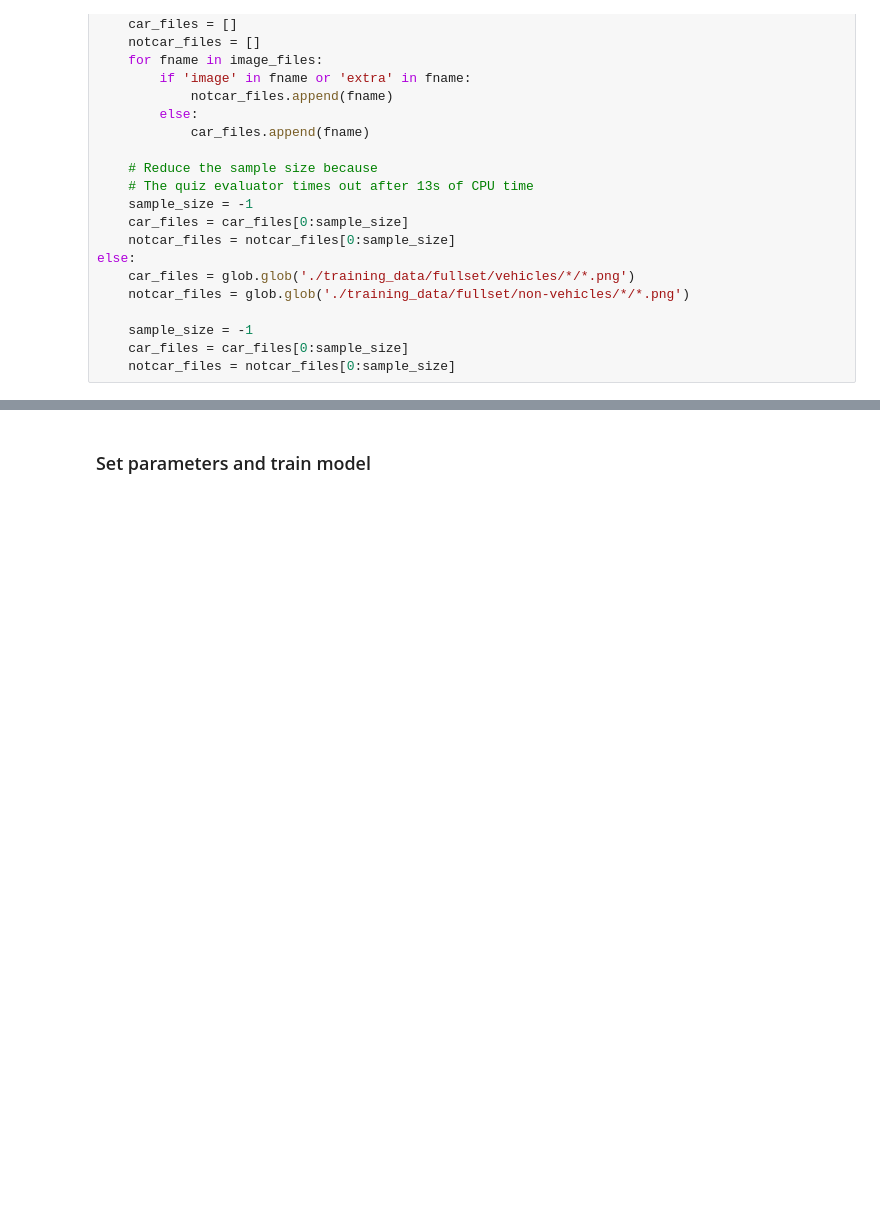
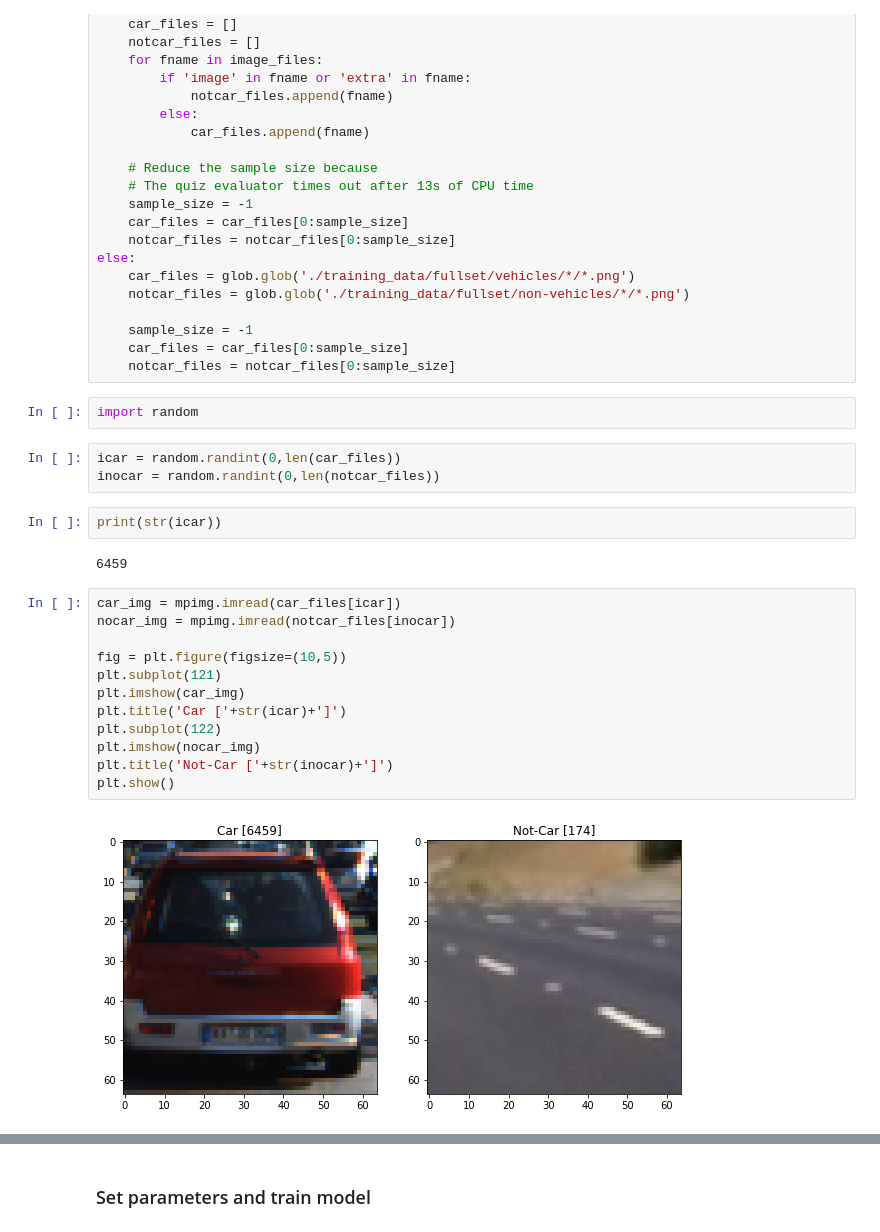
Before and after one commit to AeroGeekDean/CarND-Vehicle-Detection, a Jupyter notebook: P5-Scratchpad.ipynb, the cells around one changed output, grey strips where cells are left out. Saved outputs shown, nothing was run; the diff lists cells and outputs as text; blank space fills up the shorter version.

```diff
--- a/P5-Scratchpad.ipynb
+++ b/P5-Scratchpad.ipynb
@@ -44,3 +44,26 @@ else:
     sample_size = -1
     car_files = car_files[0:sample_size]
     notcar_files = notcar_files[0:sample_size]
+# %%
+import random
+# %%
+icar = random.randint(0,len(car_files))
+inocar = random.randint(0,len(notcar_files))
+# %%
+print(str(icar))
+# %% [output]
+6459
+# %%
+car_img = mpimg.imread(car_files[icar])
+nocar_img = mpimg.imread(notcar_files[inocar])
+
+fig = plt.figure(figsize=(10,5))
+plt.subplot(121)
+plt.imshow(car_img)
+plt.title('Car ['+str(icar)+']')
+plt.subplot(122)
+plt.imshow(nocar_img)
+plt.title('Not-Car ['+str(inocar)+']')
+plt.show()
+# %% [output]
+[figure, added]
```
Also changed, not shown: parts of 2 cells of this notebook, 8 other files.
